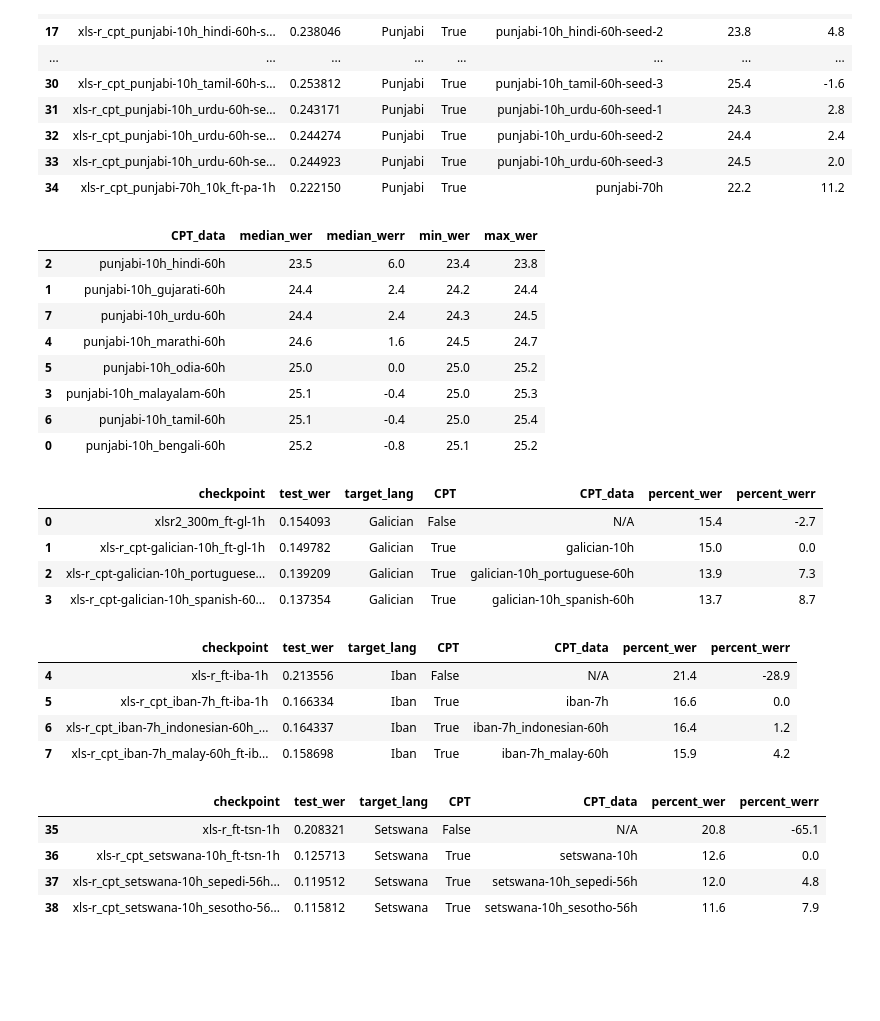
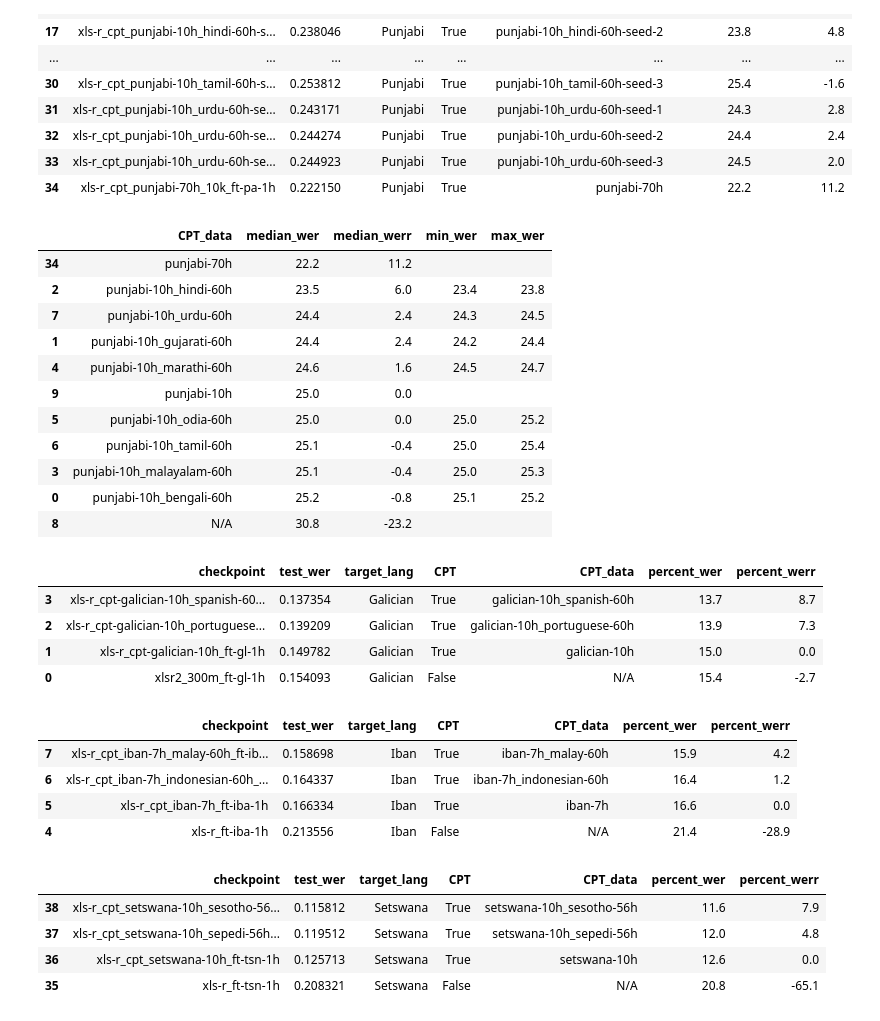
Before and after one commit to fauxneticien/w2v2-cpt-transfer, a Jupyter notebook: analyses/analysis_word-error-rates.ipynb, the cells around one changed output. Drawn from its saved outputs; the diff is of its cells as text; code cells hidden in the pictures; blank space fills up the shorter version.

Commit message:
Update tables to match paper format

```diff
--- a/analyses/analysis_word-error-rates.ipynb
+++ b/analyses/analysis_word-error-rates.ipynb
@@ -186,42 +186,48 @@ punjabi_werr_donors = punjabi_werr[ punjabi_werr.CPT_data.str.contains("seed") ]
 punjabi_werr_donors.CPT_data = punjabi_werr_donors.CPT_data.str.replace("-seed-\d", "", regex=True)
 
 punjabi_werr_donors.groupby('CPT_data').agg(
-    median_wer = ('percent_wer', 'median'),
-    median_werr = ('percent_werr', 'median'),
-    min_wer = ('percent_wer', 'min'),
-    max_wer = ('percent_wer', 'max')
-).reset_index().sort_values('median_werr', ascending=False)
+        median_wer = ('percent_wer', 'median'),
+        median_werr = ('percent_werr', 'median'),
+        min_wer = ('percent_wer', 'min'),
+        max_wer = ('percent_wer', 'max')
+    ).reset_index() \
+    .append(punjabi_werr[ ~punjabi_werr.CPT_data.str.contains("seed") ][["CPT_data", "percent_wer", "percent_werr"]].rename(columns={'percent_wer':'median_wer', 'percent_werr':'median_werr'})) \
+    .fillna("") \
+    .sort_values(['median_wer', 'max_wer'], ascending=[True, False])
 # %% [output]
 |  | CPT_data | median_wer | median_werr | min_wer | max_wer |
+| 34 | punjabi-70h | 22.2 | 11.2 |  |  |
 | 2 | punjabi-10h_hindi-60h | 23.5 | 6.0 | 23.4 | 23.8 |
+| 7 | punjabi-10h_urdu-60h | 24.4 | 2.4 | 24.3 | 24.5 |
 | 1 | punjabi-10h_gujarati-60h | 24.4 | 2.4 | 24.2 | 24.4 |
-| 7 | punjabi-10h_urdu-60h | 24.4 | 2.4 | 24.3 | 24.5 |
 | 4 | punjabi-10h_marathi-60h | 24.6 | 1.6 | 24.5 | 24.7 |
+| 9 | punjabi-10h | 25.0 | 0.0 |  |  |
 | 5 | punjabi-10h_odia-60h | 25.0 | 0.0 | 25.0 | 25.2 |
+| 6 | punjabi-10h_tamil-60h | 25.1 | -0.4 | 25.0 | 25.4 |
 | 3 | punjabi-10h_malayalam-60h | 25.1 | -0.4 | 25.0 | 25.3 |
-| 6 | punjabi-10h_tamil-60h | 25.1 | -0.4 | 25.0 | 25.4 |
 | 0 | punjabi-10h_bengali-60h | 25.2 | -0.8 | 25.1 | 25.2 |
+| 8 | N/A | 30.8 | -23.2 |  |  |
 # %%
-get_werr_df(wer_df[wer_df.target_lang == "Galician"].copy(), "xls-r_cpt-galician-10h_ft-gl-1h")
+get_werr_df(wer_df[wer_df.target_lang == "Galician"].copy(), "xls-r_cpt-galician-10h_ft-gl-1h").sort_values('percent_wer')
 # %% [output]
 |  | checkpoint | test_wer | target_lang | CPT | CPT_data | percent_wer | percent_werr |
+| 3 | xls-r_cpt-galician-10h_spanish-60... | 0.137354 | Galician | True | galician-10h_spanish-60h | 13.7 | 8.7 |
+| 2 | xls-r_cpt-galician-10h_portuguese... | 0.139209 | Galician | True | galician-10h_portuguese-60h | 13.9 | 7.3 |
+| 1 | xls-r_cpt-galician-10h_ft-gl-1h | 0.149782 | Galician | True | galician-10h | 15.0 | 0.0 |
 | 0 | xlsr2_300m_ft-gl-1h | 0.154093 | Galician | False | N/A | 15.4 | -2.7 |
-| 1 | xls-r_cpt-galician-10h_ft-gl-1h | 0.149782 | Galician | True | galician-10h | 15.0 | 0.0 |
-| 2 | xls-r_cpt-galician-10h_portuguese... | 0.139209 | Galician | True | galician-10h_portuguese-60h | 13.9 | 7.3 |
-| 3 | xls-r_cpt-galician-10h_spanish-60... | 0.137354 | Galician | True | galician-10h_spanish-60h | 13.7 | 8.7 |
 # %%
-get_werr_df(wer_df[wer_df.target_lang == "Iban"].copy(), "xls-r_cpt_iban-7h_ft-iba-1h")
+get_werr_df(wer_df[wer_df.target_lang == "Iban"].copy(), "xls-r_cpt_iban-7h_ft-iba-1h").sort_values('percent_wer')
 # %% [output]
 |  | checkpoint | test_wer | target_lang | CPT | CPT_data | percent_wer | percent_werr |
+| 7 | xls-r_cpt_iban-7h_malay-60h_ft-ib... | 0.158698 | Iban | True | iban-7h_malay-60h | 15.9 | 4.2 |
+| 6 | xls-r_cpt_iban-7h_indonesian-60h_... | 0.164337 | Iban | True | iban-7h_indonesian-60h | 16.4 | 1.2 |
+| 5 | xls-r_cpt_iban-7h_ft-iba-1h | 0.166334 | Iban | True | iban-7h | 16.6 | 0.0 |
 | 4 | xls-r_ft-iba-1h | 0.213556 | Iban | False | N/A | 21.4 | -28.9 |
-| 5 | xls-r_cpt_iban-7h_ft-iba-1h | 0.166334 | Iban | True | iban-7h | 16.6 | 0.0 |
-| 6 | xls-r_cpt_iban-7h_indonesian-60h_... | 0.164337 | Iban | True | iban-7h_indonesian-60h | 16.4 | 1.2 |
-| 7 | xls-r_cpt_iban-7h_malay-60h_ft-ib... | 0.158698 | Iban | True | iban-7h_malay-60h | 15.9 | 4.2 |
 # %%
-get_werr_df(wer_df[wer_df.target_lang == "Setswana"].copy(), "xls-r_cpt_setswana-10h_ft-tsn-1h")
+get_werr_df(wer_df[wer_df.target_lang == "Setswana"].copy(), "xls-r_cpt_setswana-10h_ft-tsn-1h").sort_values('percent_wer')
 # %% [output]
 |  | checkpoint | test_wer | target_lang | CPT | CPT_data | percent_wer | percent_werr |
+| 38 | xls-r_cpt_setswana-10h_sesotho-56... | 0.115812 | Setswana | True | setswana-10h_sesotho-56h | 11.6 | 7.9 |
+| 37 | xls-r_cpt_setswana-10h_sepedi-56h... | 0.119512 | Setswana | True | setswana-10h_sepedi-56h | 12.0 | 4.8 |
+| 36 | xls-r_cpt_setswana-10h_ft-tsn-1h | 0.125713 | Setswana | True | setswana-10h | 12.6 | 0.0 |
 | 35 | xls-r_ft-tsn-1h | 0.208321 | Setswana | False | N/A | 20.8 | -65.1 |
-| 36 | xls-r_cpt_setswana-10h_ft-tsn-1h | 0.125713 | Setswana | True | setswana-10h | 12.6 | 0.0 |
-| 37 | xls-r_cpt_setswana-10h_sepedi-56h... | 0.119512 | Setswana | True | setswana-10h_sepedi-56h | 12.0 | 4.8 |
-| 38 | xls-r_cpt_setswana-10h_sesotho-56... | 0.115812 | Setswana | True | setswana-10h_sesotho-56h | 11.6 | 7.9 |
```
